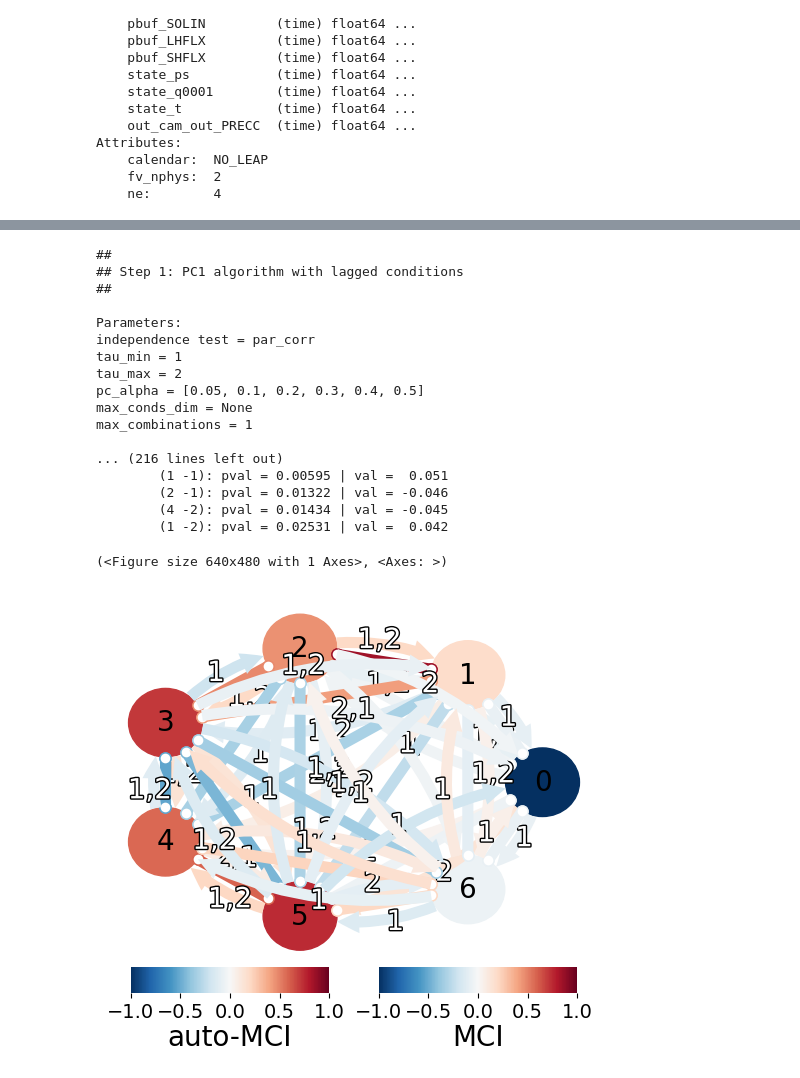
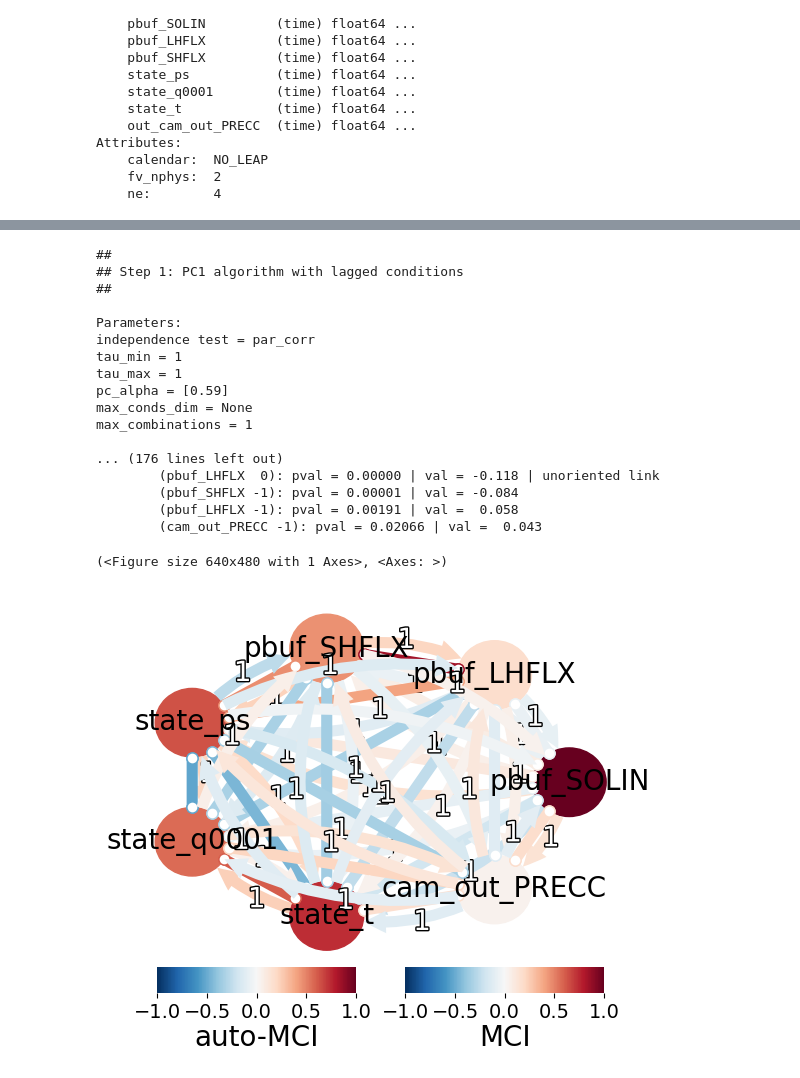
Before and after one commit to amandajaisun/reu-causal-pruning, a Jupyter notebook: main.ipynb, the cells around one changed output, grey strips where cells are left out. Cells and saved outputs as stored; diff of their text form; code cells hidden in the pictures.

```diff
--- a/main.ipynb
+++ b/main.ipynb
@@ -65,6 +70,9 @@ import utils.helpers as helpers
 optional_ozone = 'pbuf_ozone'
 predictor_names = ['pbuf_SOLIN', 'pbuf_LHFLX', 'pbuf_SHFLX', 'state_ps', 'state_q0001', 'state_t']
 predictand_names = ['cam_out_PRECC']
+var_names = predictor_names + predictand_names
+parents = {0, 1, 2, 3, 4, 5}
+children = {6}
 ds = helpers.load_vars_xarray(predictor_names, predictand_names).isel(lev=30, ncol=0)
 ds
 # %% [output]
@@ -87,0 +104,2 @@ Attributes:
+# %%
+for var in ds.data_vars: print(var)
@@ -180,5 +156,4 @@ def find_links(spcam_data, var_names, list_var_data, list_pc_alpha, cond_ind_tes
 # %%
-var_names = predictor_names.extend(predictand_names)
 dataframe = pp.DataFrame(da.T.values,
                          datatime=da.time.values,
                          var_names=var_names)
@@ -186,21 +161,21 @@ dataframe = pp.DataFrame(da.T.values,
 ParCorr = parcorr.ParCorr(significance='analytic')
 pcmci = PCMCI(dataframe=dataframe, cond_ind_test=ParCorr, verbosity=1)
 # %%
-pcmci.verbosity = 1
-tau_max=2
-results = pcmci.run_pc_stable(tau_max=tau_max, pc_alpha=.59)
-q_matrix = pcmci.get_corrected_pvalues(p_matrix=results['p_matrix'], tau_max=tau_max, fdr_method='fdr_bh')
+# pcmci.verbosity = 1
+# tau_max=2
+# results = pcmci.run_pc_stable(tau_max=tau_max, pc_alpha=[0.05, 0.1, 0.2, 0.3, 0.4, 0.5]) #no causal links at .59
+# # q_matrix = pcmci.get_corrected_pvalues(p_matrix=results['p_matrix'], tau_max=tau_max, fdr_method='fdr_bh')
 
-tp.plot_graph(graph = results['graph'],
-    val_matrix=results['val_matrix'],
-    var_names=var_names,
-    link_colorbar_label='MCI',
-    node_colorbar_label='auto-MCI',
-    link_label_fontsize=20,
-    label_fontsize=20,
-    tick_label_size=14,
-    node_label_size=20,
-    edge_ticks=0.5,
-    node_ticks=0.5,
-    node_size=0.5
-    )
+# tp.plot_graph(graph = results['graph'],
+#     val_matrix=results['val_matrix'],
+#     var_names=var_names,
+#     link_colorbar_label='MCI',
+#     node_colorbar_label='auto-MCI',
+#     link_label_fontsize=20,
+#     label_fontsize=20,
+#     tick_label_size=14,
+#     node_label_size=20,
+#     edge_ticks=0.5,
+#     node_ticks=0.5,
+#     node_size=0.5
+#     )
@@ -226,42 +182,42 @@ KeyError: 'p_matrix'
 # %%
 pcmci.verbosity = 1
-tau_max=2
-results = pcmci.run_pcmci(tau_max=tau_max, pc_alpha=None)
+tau_max=1
+results = pcmci.run_pcmci(tau_max=tau_max, pc_alpha=[.59], alpha_level=.09)
 q_matrix = pcmci.get_corrected_pvalues(p_matrix=results['p_matrix'], tau_max=tau_max, fdr_method='fdr_bh')
 
 tp.plot_graph(graph = results['graph'],
     val_matrix=results['val_matrix'],
     var_names=var_names,
     link_colorbar_label='MCI',
     node_colorbar_label='auto-MCI',
     link_label_fontsize=20,
     label_fontsize=20,
     tick_label_size=14,
     node_label_size=20,
     edge_ticks=0.5,
     node_ticks=0.5,
     node_size=0.5
     )
 # %% [output]
 ##
 ## Step 1: PC1 algorithm with lagged conditions
 ##
 
 Parameters:
 independence test = par_corr
 tau_min = 1
-tau_max = 2
-pc_alpha = [0.05, 0.1, 0.2, 0.3, 0.4, 0.5]
+tau_max = 1
+pc_alpha = [0.59]
 max_conds_dim = None
 max_combinations = 1
 
-... (216 lines left out)
-        (1 -1): pval = 0.00595 | val =  0.051
-        (2 -1): pval = 0.01322 | val = -0.046
-        (4 -2): pval = 0.01434 | val = -0.045
-        (1 -2): pval = 0.02531 | val =  0.042
+... (176 lines left out)
+        (pbuf_LHFLX  0): pval = 0.00000 | val = -0.118 | unoriented link
+        (pbuf_SHFLX -1): pval = 0.00001 | val = -0.084
+        (pbuf_LHFLX -1): pval = 0.00191 | val =  0.058
+        (cam_out_PRECC -1): pval = 0.02066 | val =  0.043
 (<Figure size 640x480 with 1 Axes>, <Axes: >)
-[figure, old version]
+[figure, new version]
 # %%
 tp.plot_time_series_graph(
     figsize=(4, 4),
```
Also changed, not shown: parts of 21 cells of this notebook, 1 other file.
